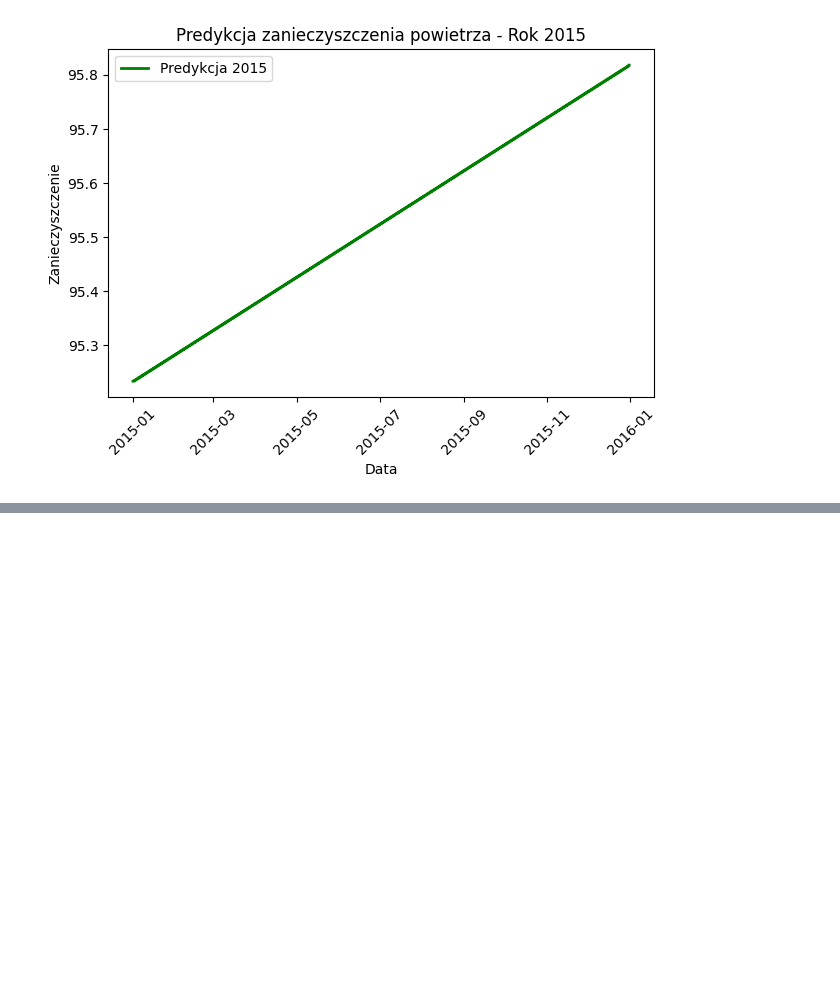
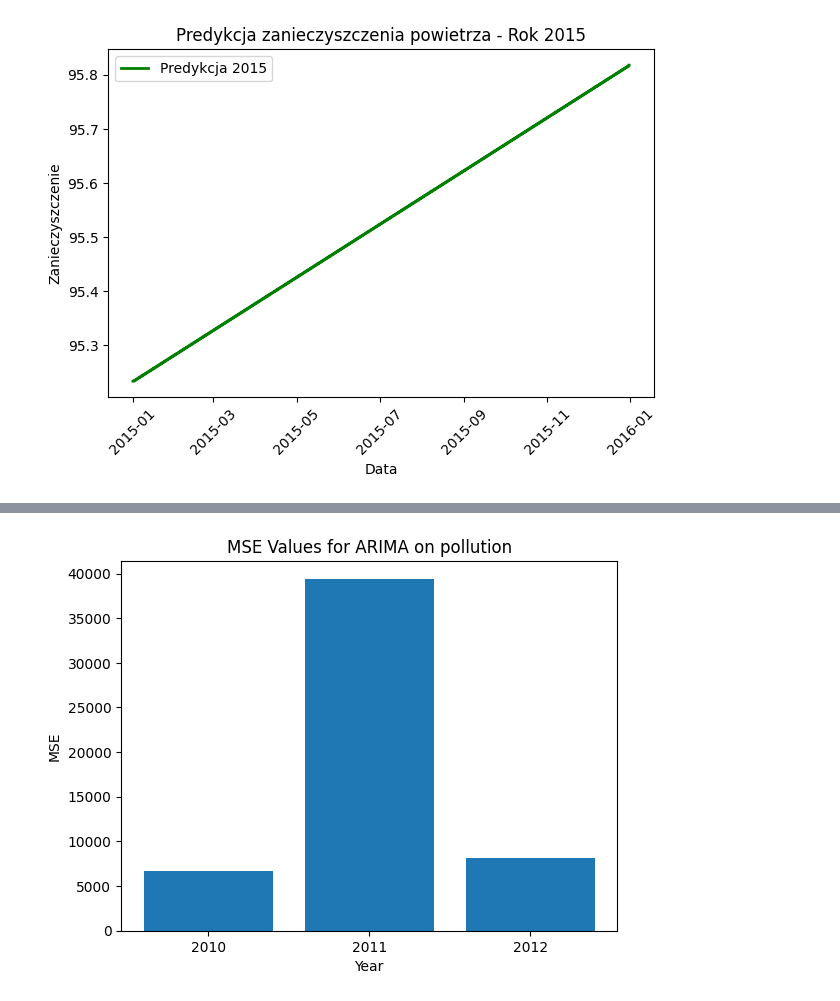
Before and after one commit to Beruxik/SBL-IPAD, a Jupyter notebook: SBL.ipynb, the cells around one changed output, grey strips where cells are left out. Saved outputs shown, nothing was run; the diff lists cells and outputs as text; code cells hidden in the pictures; blank space fills up the shorter version.

```diff
--- a/SBL.ipynb
+++ b/SBL.ipynb
@@ -1250,0 +1323,8 @@ print(r2_dict)
+# %%
+plt.bar(range(len(arima_poll_mse_dict)), list(arima_poll_mse_dict.values()), tick_label = list(arima_poll_mse_dict.keys()))
+plt.title('MSE Values for ARIMA on pollution')
+plt.xlabel('Year')
+plt.ylabel('MSE')
+plt.show()
+# %% [output]
+[figure, added]
```
Also changed, not shown: parts of 13 cells of this notebook.
